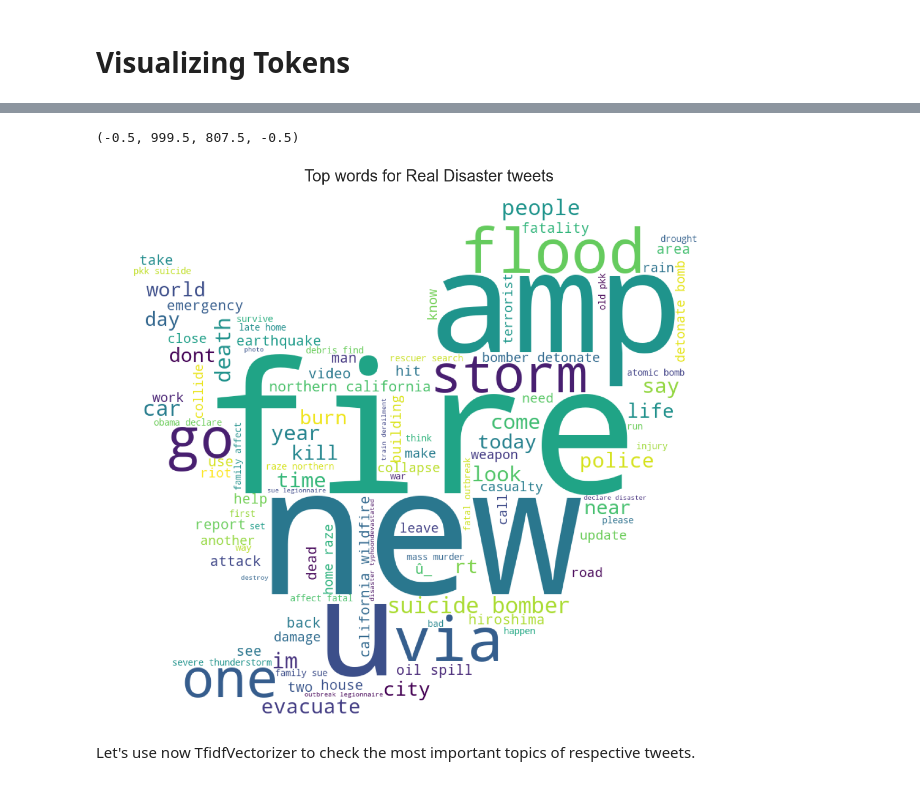
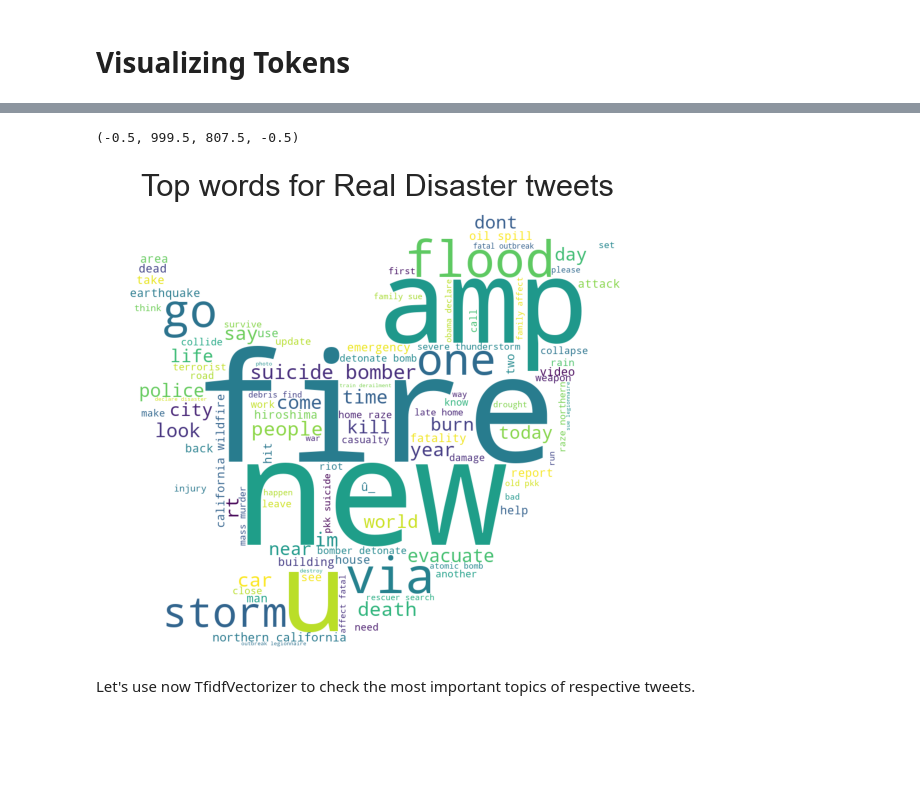
Before and after one commit to katarzynarogalska/DisasterTweets_KaggleCompetition, a Jupyter notebook: notebooks/TweetsEDA.ipynb, the cells around one changed output, grey strips where cells are left out. Cells and saved outputs as stored; diff of their text form; code cells hidden in the pictures; blank space fills up the shorter version.

```diff
--- a/notebooks/TweetsEDA.ipynb
+++ b/notebooks/TweetsEDA.ipynb
@@ -622,28 +614,28 @@ plt.axis("off")
 # %%
 all_words = []
 for val in df.loc[df['target'] == 1, 'cleaned_tokens']:
 
     all_words.extend(val)
 
 def sentence_maker(words):
     return " ".join(words)
 
 all_words = sentence_maker(all_words)
 
 wordcloud = WordCloud(width = 800, height = 800,
                 background_color ='white',
                 min_font_size = 10,
                 mask = twitter_mask,
                 collocations=True,
                 max_words=200).generate(all_words)
-plt.figure(figsize = (16, 16), facecolor = None)
+plt.figure(figsize = (7, 7), facecolor = None)
 plt.title('Top words for Real Disaster tweets',
           fontdict={'size': 22,  'verticalalignment': 'bottom'})
 plt.imshow(wordcloud)
 plt.axis("off")
 # %% [output]
 (-0.5, 999.5, 807.5, -0.5)
-[figure, old version]
+[figure, new version]
 # %% [markdown]
 Let's use now TfidfVectorizer to check the most important topics of respective tweets.
 # %%
```
Also changed, not shown: parts of 7 cells of this notebook.
